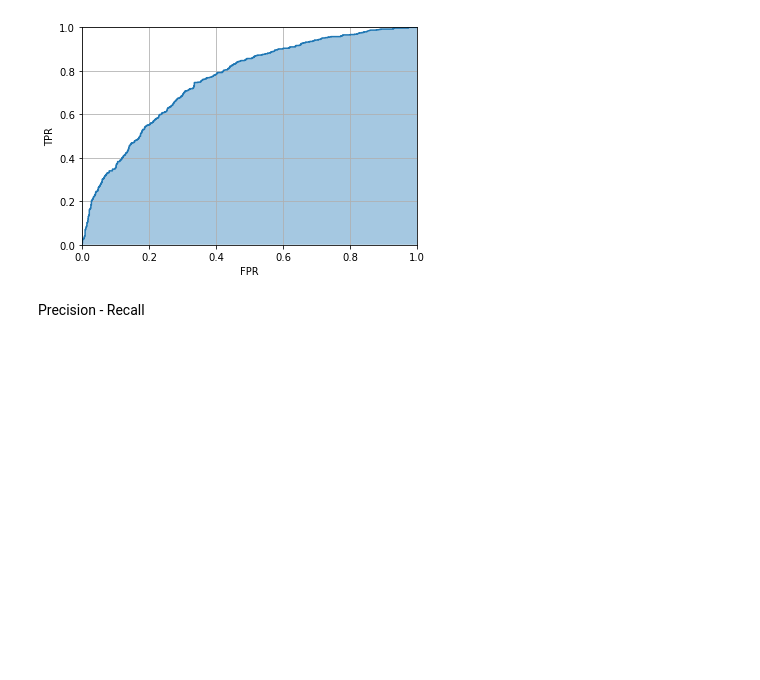
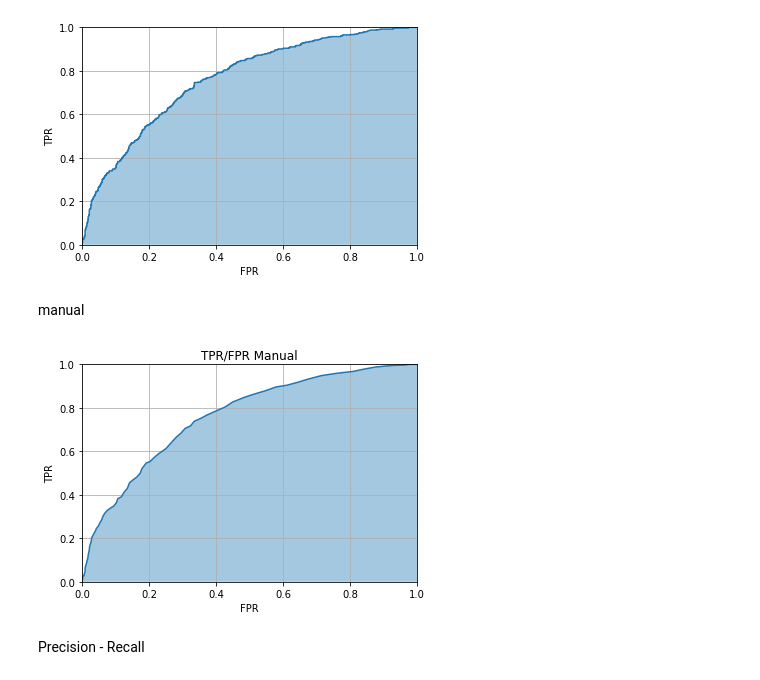
Before and after one commit to akimoved/ml-hw-4, a Jupyter notebook: hw.ipynb, the cells around one changed output. Cells and saved outputs as stored; diff of their text form; code cells hidden in the pictures; blank space fills up the shorter version.

```diff
--- a/hw.ipynb
+++ b/hw.ipynb
@@ -29,0 +37,14 @@ tn, fp, fn, tp = cm.ravel()
+# %%
+tp1, tn1, fp1, fn1 = [0,0,0,0]
+for p, true in zip(proba[:,0], y_ts):
+    if p >= 0.5: # predicted class 0
+        if true == 0:
+            tn1 += 1
+        else:
+            fn1 += 1
+
+    else: # predicted class 1
+        if true == 1:
+            tp1 += 1
+        else:
+            fp1 += 1
@@ -37,0 +57,4 @@ tpr: 0.3716535433070866 fpr: 0.10352941176470588
+# %%
+tpr1 = tp1 / (tp1 + fn1)
+fpr1 = fp1 / (fp1 + tn1)
+print('tpr1:',tpr,'\nfpr1:',fpr)
@@ -56,3 +84,5 @@ plt.fill_between(fpr, tpr, alpha=0.4)
 plt.grid()
 # %% [output]
 [figure]
+# %% [markdown]
+manual
@@ -59,3 +109,32 @@ plt.grid()
+# %%
+thresholds = np.linspace(0,1,100)
+
+def build_roc(thresholds):
+    tpr_ls = []
+    fpr_ls = []
+
+    for p in thresholds:
+        tpr, fpr = tprfpr(p)
+        tpr_ls.append(tpr)
+        fpr_ls.append(fpr)
+
+    return tpr_ls, fpr_ls
+
+tpr_ls = build_roc(thresholds)[0]
+fpr_ls = build_roc(thresholds)[1]
+# %%
+plt.plot( fpr_ls, tpr_ls )
+plt.xlim([0,1])
+plt.ylim([0,1])
+
+plt.title('TPR/FPR Manual')
+plt.xlabel('FPR')
+plt.ylabel('TPR')
+
+plt.fill_between(fpr_ls, tpr_ls, alpha=0.4)
+plt.grid()
+# %% [output]
+[figure, added]
 # %% [markdown]
 Precision - Recall
 # %%
```
Also changed, not shown: parts of 10 cells of this notebook.
